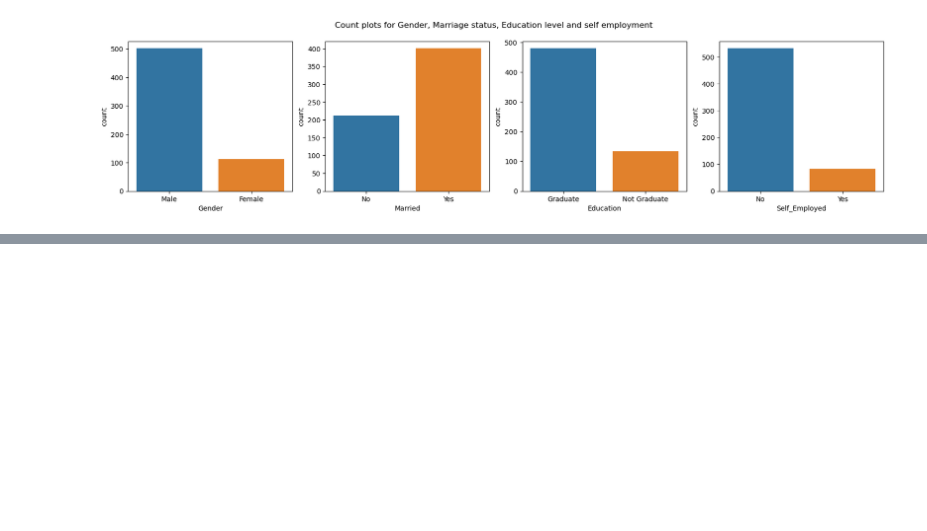
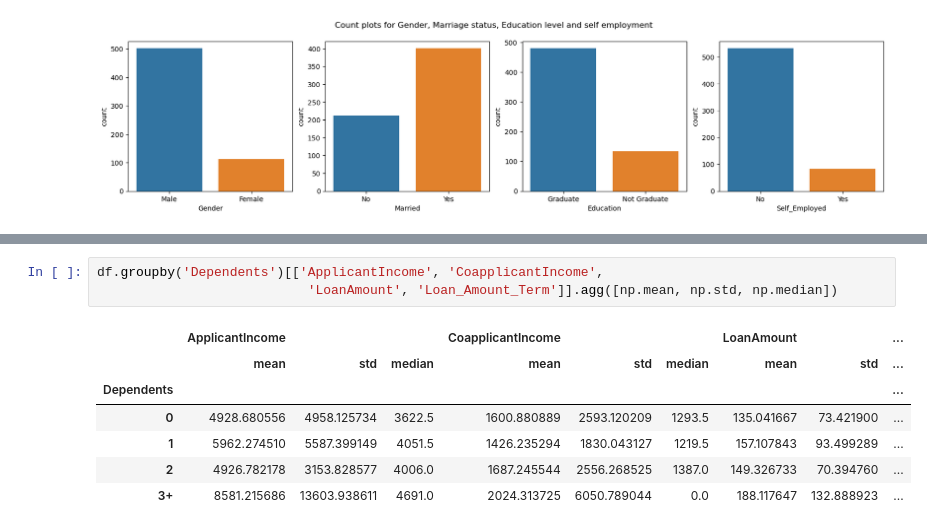
Before and after one commit to AdrianNakonieczny/loan-approval, a Jupyter notebook: loans_approval.ipynb, the cells around one changed output, grey strips where cells are left out. Drawn from its saved outputs; the diff is of its cells as text; blank space fills up the shorter version.

```diff
--- a/loans_approval.ipynb
+++ b/loans_approval.ipynb
@@ -178,0 +242,11 @@ plt.show()
+# %%
+df.groupby('Dependents')[['ApplicantIncome', 'CoapplicantIncome',
+                           'LoanAmount', 'Loan_Amount_Term']].agg([np.mean, np.std, np.median])
+# %% [output]
+|  | ApplicantIncome |  |  | CoapplicantIncome |  |  | LoanAmount |  | ... |
+|  | mean | std | median | mean | std | median | mean | std | ... |
+| Dependents |  |  |  |  |  |  |  |  | ... |
+| 0 | 4928.680556 | 4958.125734 | 3622.5 | 1600.880889 | 2593.120209 | 1293.5 | 135.041667 | 73.421900 | ... |
+| 1 | 5962.274510 | 5587.399149 | 4051.5 | 1426.235294 | 1830.043127 | 1219.5 | 157.107843 | 93.499289 | ... |
+| 2 | 4926.782178 | 3153.828577 | 4006.0 | 1687.245544 | 2556.268525 | 1387.0 | 149.326733 | 70.394760 | ... |
+| 3+ | 8581.215686 | 13603.938611 | 4691.0 | 2024.313725 | 6050.789044 | 0.0 | 188.117647 | 132.888923 | ... |
```
Also changed, not shown: parts of 11 cells of this notebook.
